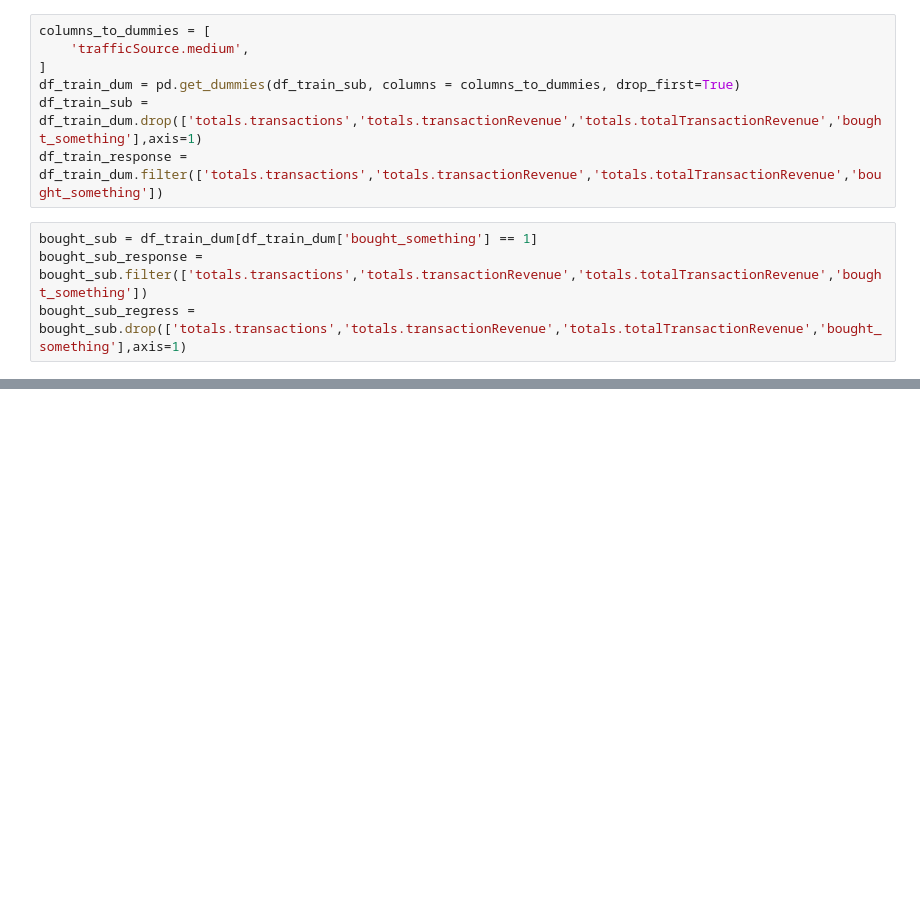
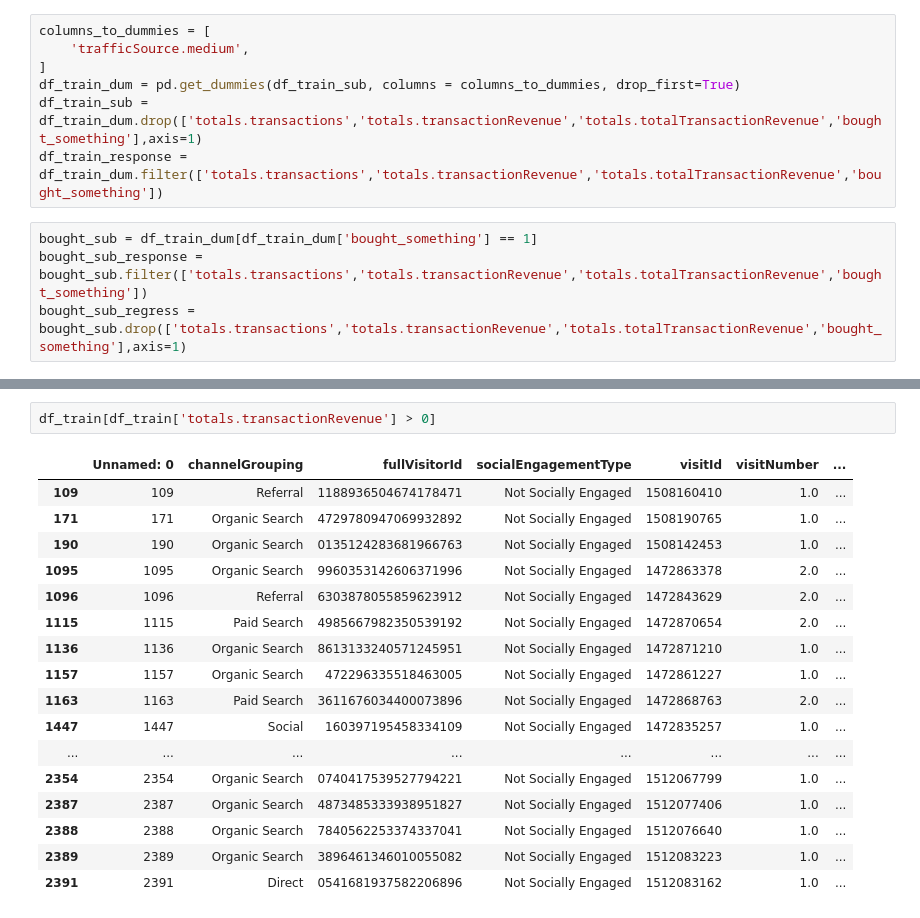
Before and after one commit to charurawat/sys6018-competition-revenue-prediction, a Jupyter notebook: new_regression.ipynb, the cells around one changed output, grey strips where cells are left out. Cells and saved outputs as stored; diff of their text form; blank space fills up the shorter version.

```diff
--- a/new_regression.ipynb
+++ b/new_regression.ipynb
@@ -129,0 +201,20 @@ for index, row in df_train_sub.iterrows():
+# %%
+df_train[df_train['totals.transactionRevenue'] > 0]
+# %% [output]
+|  | Unnamed: 0 | channelGrouping | fullVisitorId | socialEngagementType | visitId | visitNumber | ... |
+| 109 | 109 | Referral | 1188936504674178471 | Not Socially Engaged | 1508160410 | 1.0 | ... |
+| 171 | 171 | Organic Search | 4729780947069932892 | Not Socially Engaged | 1508190765 | 1.0 | ... |
+| 190 | 190 | Organic Search | 0135124283681966763 | Not Socially Engaged | 1508142453 | 1.0 | ... |
+| 1095 | 1095 | Organic Search | 9960353142606371996 | Not Socially Engaged | 1472863378 | 2.0 | ... |
+| 1096 | 1096 | Referral | 6303878055859623912 | Not Socially Engaged | 1472843629 | 2.0 | ... |
+| 1115 | 1115 | Paid Search | 4985667982350539192 | Not Socially Engaged | 1472870654 | 2.0 | ... |
+| 1136 | 1136 | Organic Search | 8613133240571245951 | Not Socially Engaged | 1472871210 | 1.0 | ... |
+| 1157 | 1157 | Organic Search | 472296335518463005 | Not Socially Engaged | 1472861227 | 1.0 | ... |
+| 1163 | 1163 | Paid Search | 3611676034400073896 | Not Socially Engaged | 1472868763 | 2.0 | ... |
+| 1447 | 1447 | Social | 160397195458334109 | Not Socially Engaged | 1472835257 | 1.0 | ... |
+| ... | ... | ... | ... | ... | ... | ... | ... |
+| 2354 | 2354 | Organic Search | 0740417539527794221 | Not Socially Engaged | 1512067799 | 1.0 | ... |
+| 2387 | 2387 | Organic Search | 4873485333938951827 | Not Socially Engaged | 1512077406 | 1.0 | ... |
+| 2388 | 2388 | Organic Search | 7840562253374337041 | Not Socially Engaged | 1512076640 | 1.0 | ... |
+| 2389 | 2389 | Organic Search | 3896461346010055082 | Not Socially Engaged | 1512083223 | 1.0 | ... |
+| 2391 | 2391 | Direct | 0541681937582206896 | Not Socially Engaged | 1512083162 | 1.0 | ... |
```
Also changed, not shown: parts of 15 cells of this notebook.
